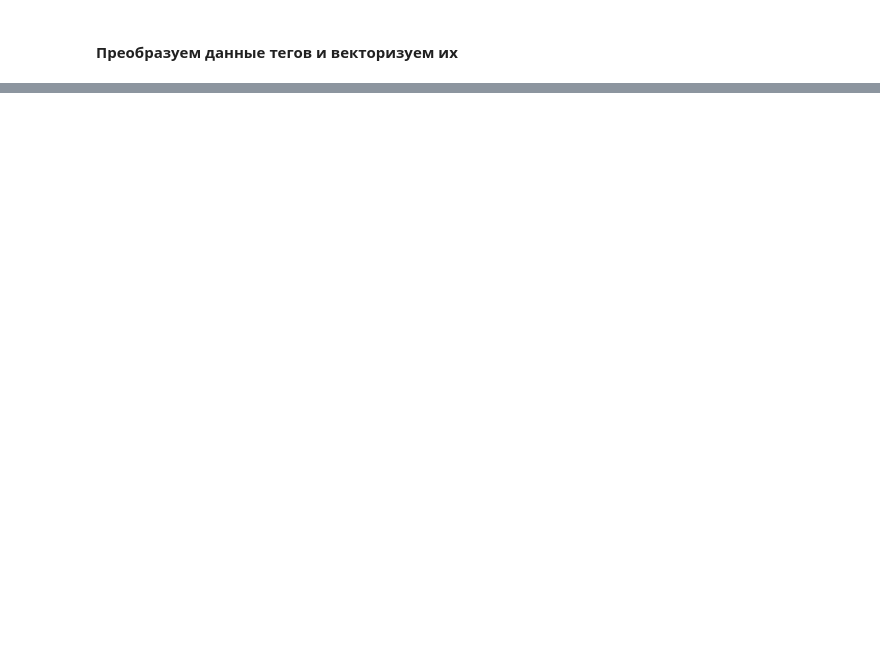
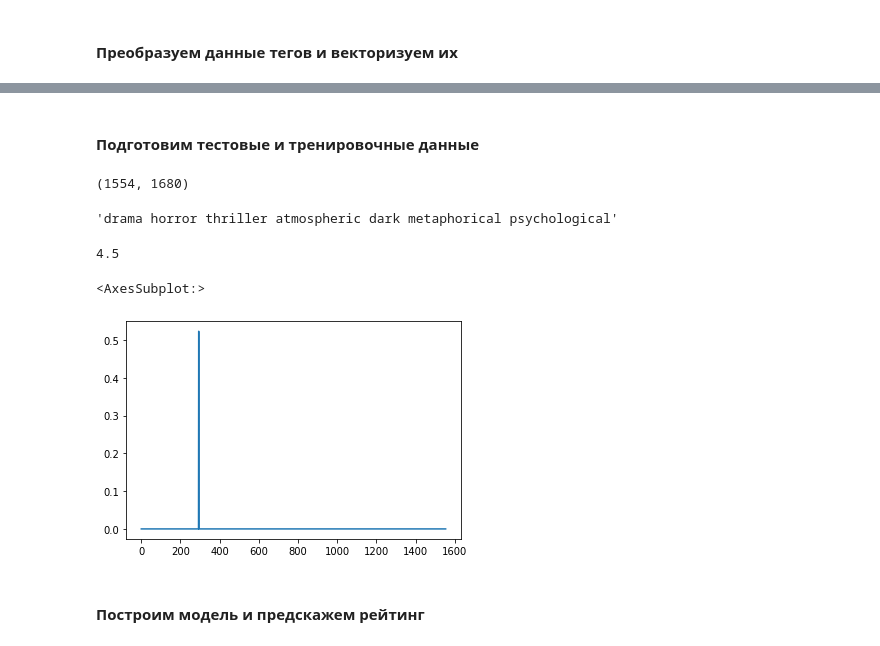
Before and after one commit to platypova/Netology_Data_Science, a Jupyter notebook: RS/HW_1.ipynb, the cells around one changed output, grey strips where cells are left out. Drawn from its saved outputs; the diff is of its cells as text; code cells hidden in the pictures; blank space fills up the shorter version.

```diff
--- a/RS/HW_1.ipynb
+++ b/RS/HW_1.ipynb
@@ -170,0 +201,4 @@ movies_with_tags.head()
+# %%
+movies_reduced = movies_reduced.drop_duplicates()
+movies_reduced = movies_reduced.dropna()
+movies_reduced.head()
@@ -172,13 +218,15 @@ movies_with_tags.head()
 #### Преобразуем данные тегов и векторизуем их
 # %%
 def change_string(s):
-    return str(s).replace(' ', '').replace('-', '').lower()
+    return str(s).replace('-', '').lower()
 
 tag_strings = []
 movies = []
+ratings = []
 
-for movie, group in tqdm_notebook(movies_with_tags.groupby('title')):
-    tag_strings.append(' '.join([change_string(s) for s in group.tag.values]))
-    movies.append(movie)
+for movie, group in tqdm_notebook(movies_reduced.groupby(['title','rating'])):
+    tag_strings.append(' '.join([change_string(s) for s in group.all_tags.values]))
+    movies.append(group.title.values[0])
+    ratings.append(group.rating.values[0])
 # %% [output]
 Please use `tqdm.notebook.tqdm` instead of `tqdm.tqdm_notebook`
@@ -229,0 +296,24 @@ len(tag_strings)
+# %% [markdown]
+#### Подготовим тестовые и тренировочные данные
+# %%
+X = tfidf_df
+y = ratings
+# %%
+X.shape
+# %% [output]
+(1554, 1680)
+# %%
+i = 100
+# %%
+tag_strings[i]
+# %% [output]
+'drama horror thriller atmospheric dark metaphorical psychological'
+# %%
+y[i]
+# %% [output]
+4.5
+# %%
+X[i].plot()
+# %% [output]
+<AxesSubplot:>
+[figure, added]
@@ -229,0 +329,2 @@ len(tag_strings)
+# %% [markdown]
+#### Построим модель и предскажем рейтинг
```
Also changed, not shown: parts of 59 cells of this notebook, 1 other file.
